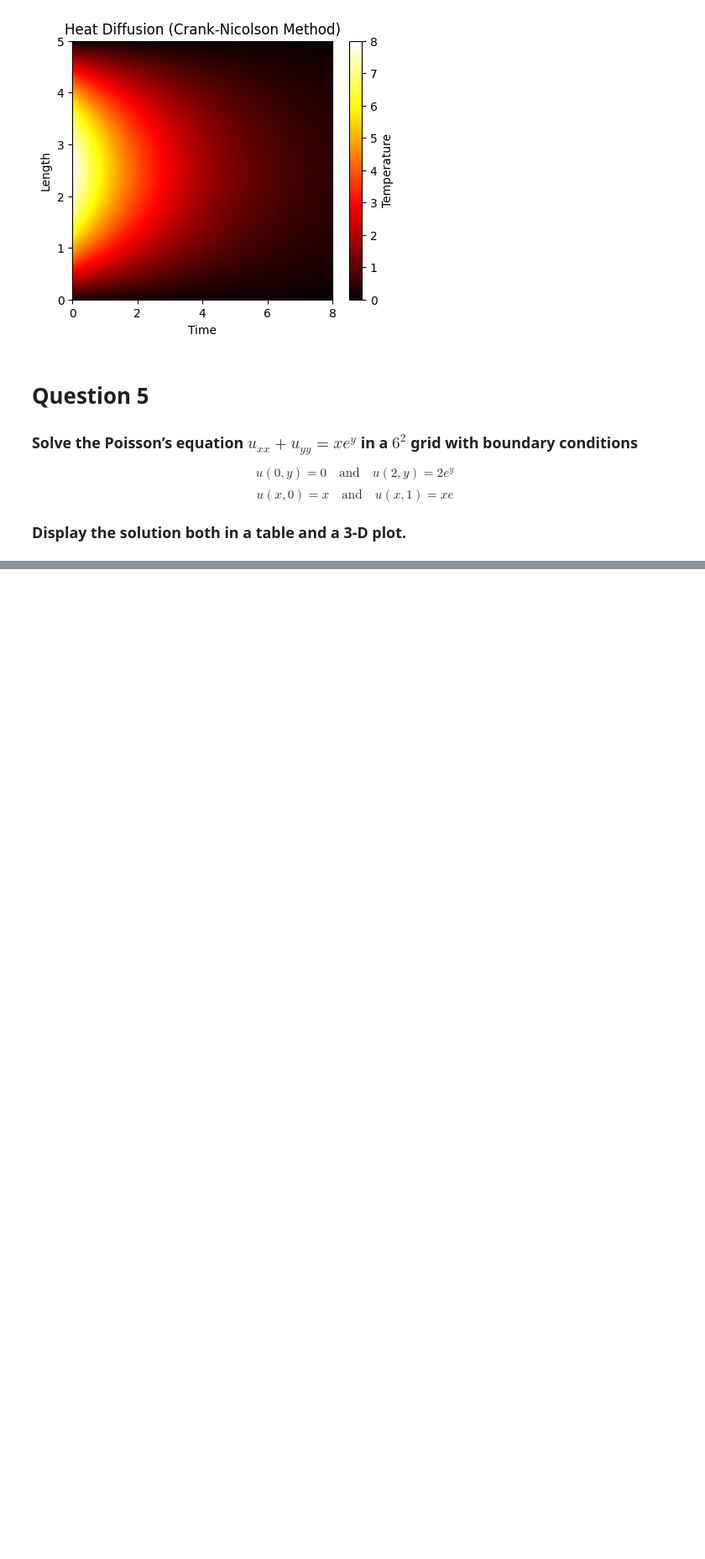
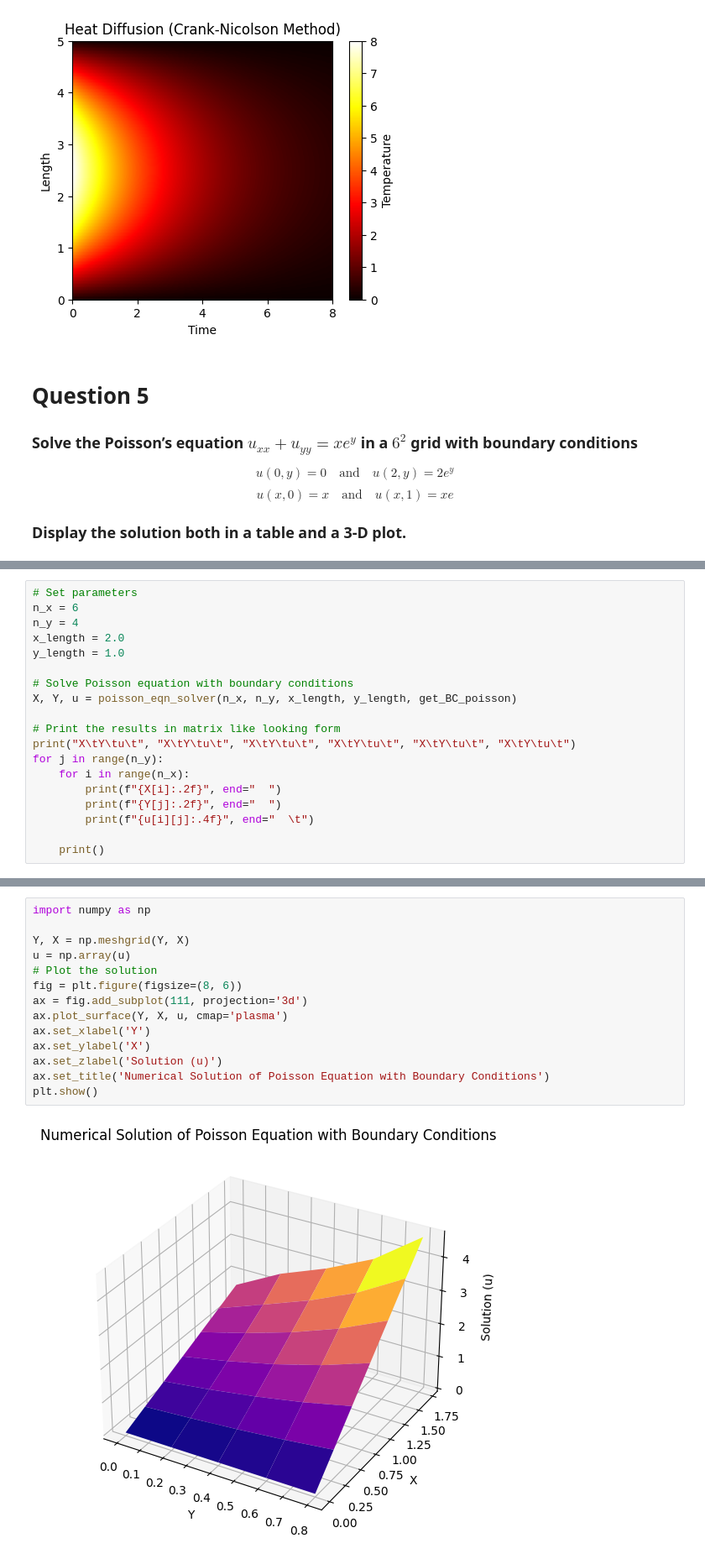
Before and after one commit to chandan-kumarsahu/P452-Computational-Physics, a Jupyter notebook: As1.ipynb, the cells around one changed output, grey strips where cells are left out. Shown at 84% size. Drawn from its saved outputs; the diff is of its cells as text; blank space fills up the shorter version.

Commit message:
Added Q5 poisson eqn and added comments

```diff
--- a/As1.ipynb
+++ b/As1.ipynb
@@ -202,0 +220,19 @@ $$ u(x, 0) = x \quad \text{and} \quad u(x, 1) = xe $$
+# %%
+# Set parameters
+n_x = 6
+n_y = 4
+x_length = 2.0
+y_length = 1.0
+
+# Solve Poisson equation with boundary conditions
+X, Y, u = poisson_eqn_solver(n_x, n_y, x_length, y_length, get_BC_poisson)
+
+# Print the results in matrix like looking form
+print("X\tY\tu\t", "X\tY\tu\t", "X\tY\tu\t", "X\tY\tu\t", "X\tY\tu\t", "X\tY\tu\t")
+for j in range(n_y):
+    for i in range(n_x):
+        print(f"{X[i]:.2f}", end="  ")
+        print(f"{Y[j]:.2f}", end="  ")
+        print(f"{u[i][j]:.4f}", end="  \t")
+
+    print()
@@ -202,0 +245,16 @@ $$ u(x, 0) = x \quad \text{and} \quad u(x, 1) = xe $$
+# %%
+import numpy as np
+
+Y, X = np.meshgrid(Y, X)
+u = np.array(u)
+# Plot the solution
+fig = plt.figure(figsize=(8, 6))
+ax = fig.add_subplot(111, projection='3d')
+ax.plot_surface(Y, X, u, cmap='plasma')
+ax.set_xlabel('Y')
+ax.set_ylabel('X')
+ax.set_zlabel('Solution (u)')
+ax.set_title('Numerical Solution of Poisson Equation with Boundary Conditions')
+plt.show()
+# %% [output]
+[figure, added]
```
Also changed, not shown: parts of 5 cells of this notebook, 1 other file.
